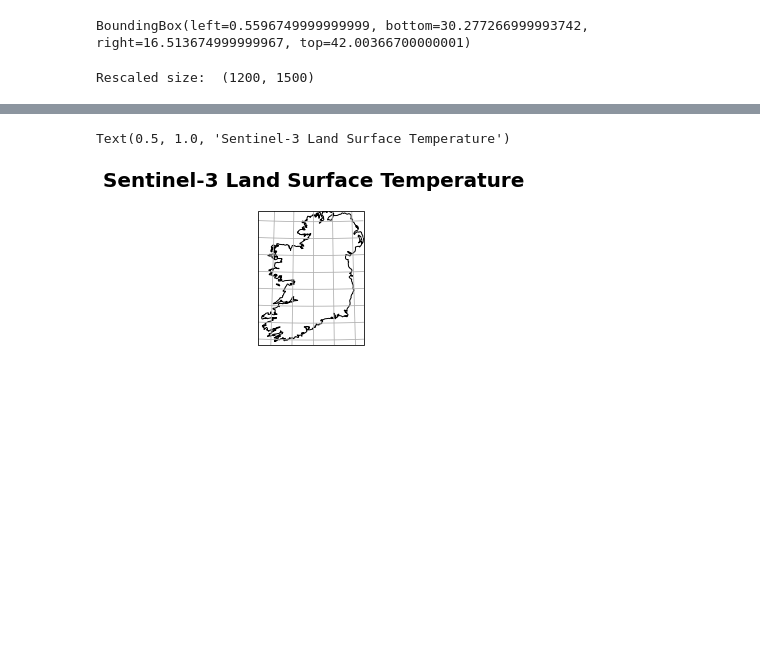
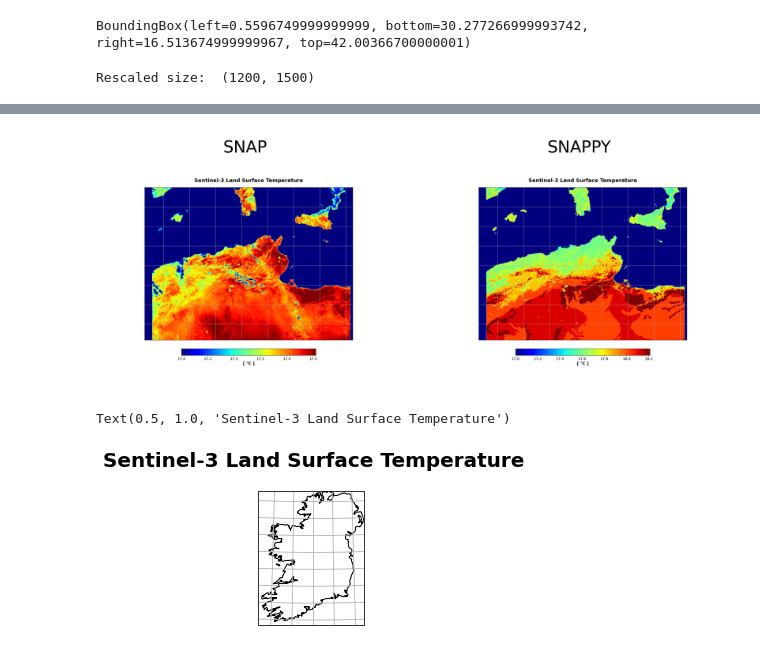
Before and after one commit to MassimoDarmaninC10229/MassThesis, a Jupyter notebook: src/Visualizing_Sentinel3.ipynb, the cells around one changed output, grey strips where cells are left out. Drawn from its saved outputs; the diff is of its cells as text; code cells hidden in the pictures; blank space fills up the shorter version.

```diff
--- a/src/Visualizing_Sentinel3.ipynb
+++ b/src/Visualizing_Sentinel3.ipynb
@@ -163,3 +113,21 @@ plt.show()
+# %%
+from matplotlib.pyplot import figure
+
+snap_img = plt.imread('lst_using_SNAP.png')
+snappy_img = plt.imread('lst_using_snappy.png')
+
+figure(figsize=(8, 6), dpi=500)
+
+plt.subplot(121)
+plt.imshow(snap_img), plt.title('SNAP')
+plt.axis('off')
+plt.subplot(122)
+plt.imshow(snappy_img), plt.title('SNAPPY')
+plt.axis('off')
+plt.savefig('comparing.png')
+plt.show()
+# %% [output]
+[figure, added]
 # %%
 plt.figure(figsize=(2, 3))
 ax = plt.axes(projection=ccrs.OSNI())
```
Also changed, not shown: parts of 6 cells of this notebook, 6 other files.
